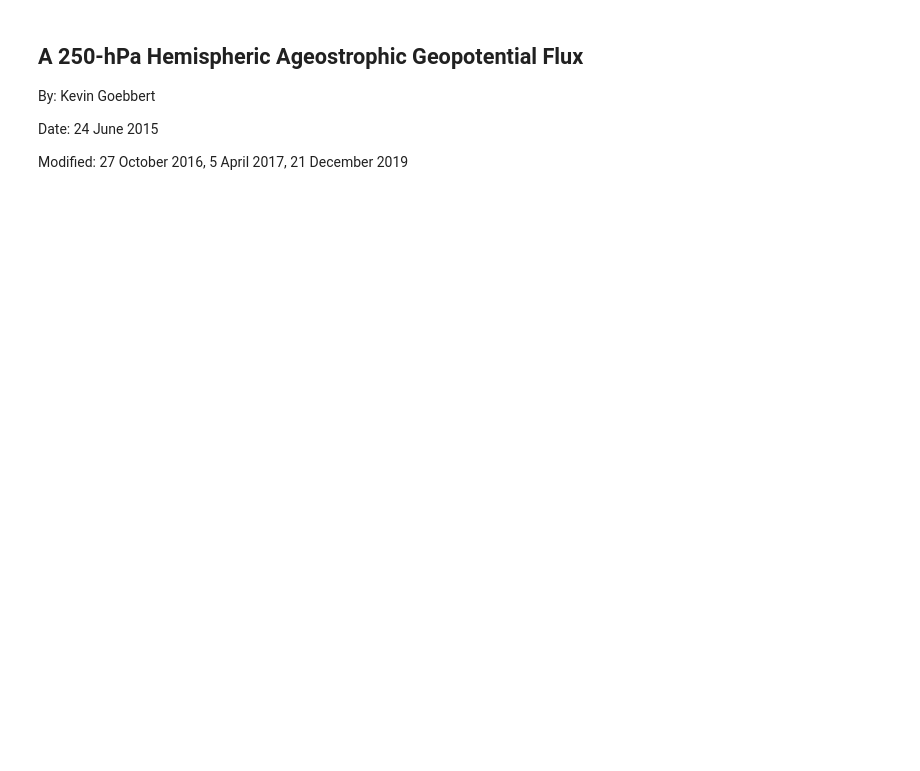
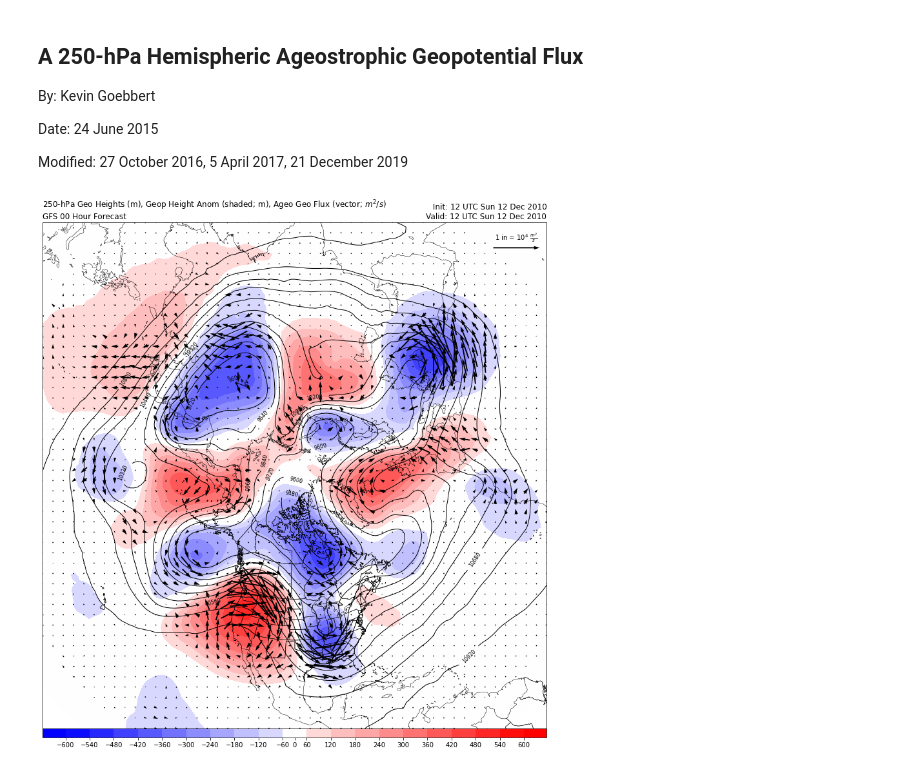
Before and after one commit to kgoebber/synoptic_meteorology, a Jupyter notebook: case_study/ageostrophic_geo_flux_GFS_forecast.ipynb, the cells around one changed output. Drawn from its saved outputs; the diff is of its cells as text; code cells hidden in the pictures; blank space fills up the shorter version.

```diff
--- a/case_study/ageostrophic_geo_flux_GFS_forecast.ipynb
+++ b/case_study/ageostrophic_geo_flux_GFS_forecast.ipynb
@@ -23,19 +23,25 @@ import numpy as np
 from siphon.catalog import TDSCatalog
 import xarray as xr
 # %%
-date = datetime(2021, 7, 24, 0)
+date = datetime(2010, 12, 12, 12)
 
 # ds = xr.open_dataset('http://www.ncei.noaa.gov/thredds/dodsC/model-gfs-g3-anl-files-old/'
 #                      f'{date:%Y%m}/{date:%Y%m%d}/gfsanl_3_{date:%Y%m%d}_{date:%H}00_000.grb2')
 
-ds = xr.open_dataset('https://thredds.ucar.edu/thredds/dodsC/grib/NCEP/GFS/Global_0p5deg_ana/TP')
-ds = ds.metpy.sel(time=slice(date, date+timedelta(hours=12)))
-reftime = ds.Geopotential_height_isobaric.reftime.values.astype('datetime64[ms]').astype('O')
-try:
-    if len(reftime) > 1:
-        reftime = reftime[0]
-except:
-    pass
+#ds = xr.open_dataset('https://thredds.ucar.edu/thredds/dodsC/grib/NCEP/GFS/Global_0p5deg_ana/TP')
+
+ds = xr.open_dataset('https://rda.ucar.edu/thredds/dodsC/aggregations/g/ds083.2/2/TP')
+
+#ds = ds.metpy.sel(time=slice(date, date+timedelta(hours=12)))
+ds = ds.metpy.sel(time=date)
+
+# reftime = ds.Geopotential_height_isobaric.reftime.values.astype('datetime64[ms]').astype('O')
+# try:
+#     if len(reftime) > 1:
+#         reftime = reftime[0]
+# except:
+#     pass
+reftime = 0
 
 lat = ds.lat.sel(lat=slice(90, 0)).values
 lon = cutil.add_cyclic_point(ds.lon.values)
@@ -87,34 +93,37 @@ for HOUR in range(ntimes):
     ax.add_feature(cfeature.STATES.with_scale('50m'), edgecolor='black', linewidth=0.5)
     cs = ax.contour(clons, clats, Z_250, clev250, colors='k', linewidths=1.0, linestyles='solid')
 
     cint = np.arange(-600, 601, 60)
     cf = ax.contourf(clons, clats, anom_hght_lat, cint[(cint != 0)], cmap=plt.cm.bwr, extend='both')
     plt.clabel(cs, fontsize=8, inline=1, inline_spacing=10, fmt='%i', rightside_up=True, use_clabeltext=True)
 
     # Transform Vectors before plotting, then plot wind barbs.
     u250t, v250t = crs.transform_vectors(ccrs.PlateCarree(), lons, lats, u250, v250)
     ug250t, vg250t = crs.transform_vectors(ccrs.PlateCarree(), lons, lats, ug250.m, vg250.m)
 
     ugeo250flux = (u250t - ug250t) * anom_hght_lat
     vgeo250flux = (v250t - vg250t) * anom_hght_lat
 
     skip = 5
     wind_slice = [slice(None, None, skip), slice(None, None, skip)]
     q = ax.quiver(clons[wind_slice], clats[wind_slice],
                   ugeo250flux[wind_slice], vgeo250flux[wind_slice], regrid_shape=50,
                   pivot='mid', angles='uv', scale=10000, scale_units='inches')
     ax.quiverkey(q, .94, .95, 10000, r'1 in = $10^4$ $\frac{m^2}{s}$')
 
     cmap = plt.cm.get_cmap("BuPu")
     plt.colorbar(cf,orientation='horizontal',extend='max',extendrect='True',ticks=cint,pad=0,aspect=50)
 
-    FH = (vtimes[HOUR] - reftime).total_seconds()/3600
+    #FH = (vtimes[HOUR] - reftime).total_seconds()/3600
+    FH = 0
     ax.set_title(r'250-hPa Geo Heights (m), Geop Height Anom (shaded; m), '
                  'Ageo Geo Flux (vector; $m^2/s$)\n'
                  f'GFS {FH:02.0f} Hour Forecast',loc='left')
-    ax.set_title(f' Init: {vtimes[0]:%H UTC %a %d %b %Y}\n'
-                 f'Valid: {vtimes[HOUR]:%H UTC %a %d %b %Y}', loc='right')
+    ax.set_title(f' Init: {vtimes:%H UTC %a %d %b %Y}\n'
+                 f'Valid: {vtimes:%H UTC %a %d %b %Y}', loc='right')
 
-    plt.savefig(f'ageoflux_{vtimes[0]:%Y%m%d_%H%M}.png', bbox_inches='tight', dpi=150)
+    plt.savefig(f'ageoflux_{vtimes:%Y%m%d_%H%M}.png', bbox_inches='tight', dpi=150)
     plt.show()
     plt.close()
+# %% [output]
+[figure, added]
```
Also changed, not shown: parts of 1 cell of this notebook, 12 other files.
